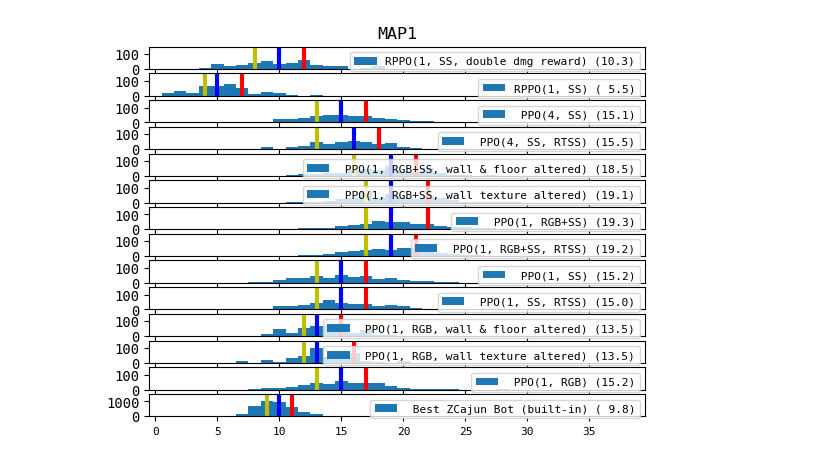
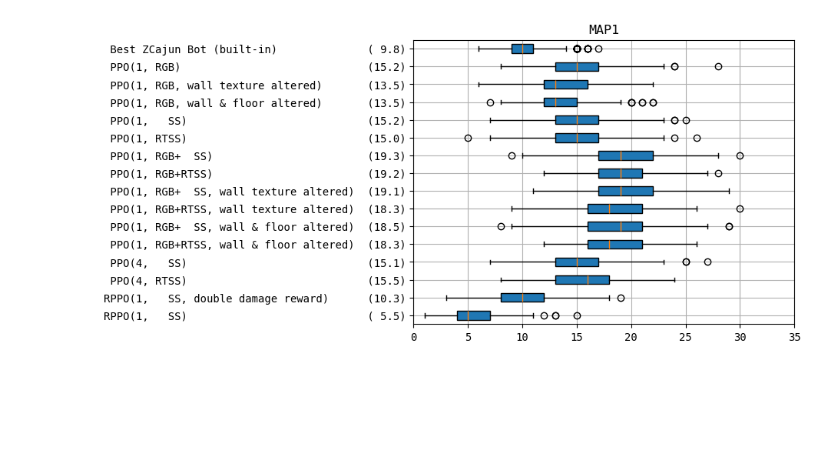
Before and after one commit to Trenza1ore/SegDoom, a Jupyter notebook: notebooks/plot_eval_results.ipynb, the cells around one changed output. Drawn from its saved outputs; the diff is of its cells as text; code cells hidden in the pictures; blank space fills up the shorter version.

```diff
--- a/notebooks/plot_eval_results.ipynb
+++ b/notebooks/plot_eval_results.ipynb
@@ -12,24 +12,24 @@ plt.rcParams["font.family"] = "monospace"
 # %%
 Names = {
     "bot"               : " Best ZCajun Bot (built-in)",
-    "r1_r_sl_ss_5e-4"   : "RPPO(1, SS)",
-    "r1_r_Dsl_ss_5e-4"  : "RPPO(1, SS, double dmg reward)",
-    # "s4_ss_5e-4"        : " PPO(4, SS)",
-    "ss_1e-3"           : " PPO(1, SS)",
-    "s4_ss_1e-3"        : " PPO(4, SS)",
-    # "s4_ss_5e-4"        : " PPO(4, SS, halved lr)",
+    "r1_r_sl_ss_5e-4"   : "RPPO(1,   SS)",
+    "r1_r_Dsl_ss_5e-4"  : "RPPO(1,   SS, double damage reward)",
+    # "s4_ss_5e-4"        : " PPO(4,   SS)",
+    "ss_1e-3"           : " PPO(1,   SS)",
+    "s4_ss_1e-3"        : " PPO(4,   SS)",
+    # "s4_ss_5e-4"        : " PPO(4,   SS, halved lr)",
     "rgb_9e-4"          : " PPO(1, RGB)",
     "rgb_9e-4_a"        : " PPO(1, RGB, wall & floor altered)",
     "rgb_9e-4_w"        : " PPO(1, RGB, wall texture altered)",
-    "ss_rgb_1e-3_best"  : " PPO(1, RGB+SS)",
-    "ss_rgb_1e-3_besta" : " PPO(1, RGB+SS, wall & floor altered)",
-    "ss_rgb_1e-3_bestw" : " PPO(1, RGB+SS, wall texture altered)",
+    "ss_rgb_1e-3_best"  : " PPO(1, RGB+  SS)",
+    "ss_rgb_1e-3_besta" : " PPO(1, RGB+  SS, wall & floor altered)",
+    "ss_rgb_1e-3_bestw" : " PPO(1, RGB+  SS, wall texture altered)",
 }
 
 Order = {
     "bot"               : 10,
-    "r1_r_sl_ss_5e-4"   : 1,
-    "r1_r_Dsl_ss_5e-4"  : 0,
+    "r1_r_sl_ss_5e-4"   : 0,
+    "r1_r_Dsl_ss_5e-4"  : 1,
     "ss_1e-3"           : 6,
     "s4_ss_1e-3"        : 2,
     "rgb_9e-4"          : 9,
@@ -40,13 +40,16 @@ Order = {
     "ss_rgb_1e-3_bestw" : 4,
 }
 # %%
-def plot_distribution(map_id: str, include_rtss: bool=False, upper_bound: float=None, plot_box: bool=False):
+def plot_distribution(map_id: str, include_rtss: bool=False, upper_bound: float=None, plot_box: bool=False, include_alt: bool=False):
     results_gtss = {f.split(os.path.sep)[-2]: np.load(f) for f in glob.glob(f"logs/{map_id}/*/performance.npy")}
-    if map_id == "map1":
-        results_gtss.update({f.split(os.path.sep)[-2] + f.split(os.path.sep)[-3][-1] : np.load(f) for f in glob.glob(f"logs/map1?/*/performance.npy")})
     results_rtss = {}
     if include_rtss:
         results_rtss = {f.split(os.path.sep)[-2]: np.load(f) for f in glob.glob(f"logs/rtss_{map_id}/*/performance.npy") if "bot" not in f and 'r1' not in f}
+
+    if include_alt:
+        results_gtss.update({f.split(os.path.sep)[-2] + f.split(os.path.sep)[-3][-1] : np.load(f) for f in glob.glob(f"logs/{map_id}?/*/performance.npy")})
+        results_rtss.update({f.split(os.path.sep)[-2] + f.split(os.path.sep)[-3][-1] : np.load(f) for f in glob.glob(f"logs/rtss_{map_id}?/*/performance.npy") if "bot" not in f and 'r1' not in f})
+
     results_gtss = {k.strip('_').replace("ppo_", '').replace("_final", '')  : v for k, v in results_gtss.items() if (not k[-1].isdigit()) and ("rgb" not in k or "rgb_9e-4" in k or "ss_rgb" in k)}
     results_rtss = {k.strip('_').replace("ppo_", '').replace("_final", '')  : v for k, v in results_rtss.items() if (not k[-1].isdigit()) and ("rgb" not in k or "rgb_9e-4" in k or "ss_rgb" in k)}
 
@@ -61,7 +64,7 @@ def plot_distribution(map_id: str, include_rtss: bool=False, upper_bound: float=
     # del results_gtss["Best ZCajun Bot"]
 
     results_gtss.update({
-        k[:-1] + ", RTSS)" : v for k, v in results_rtss.items()
+        k.replace("  SS", "RTSS") : (v, i-0.5) for k, (v, i) in results_rtss.items()
     })
     results_combined = sorted(results_gtss.items(), key=lambda x: x[1][1])
     # tmp += sorted(sorted(results_combined.items(), key=lambda x: x[1][0].mean()), key=lambda x: np.median(x[1]))
@@ -70,7 +73,7 @@ def plot_distribution(map_id: str, include_rtss: bool=False, upper_bound: float=
         labels = []
         for i, (k, (data, _)) in enumerate(results_combined, 1):
             datas.append(data)
-            labels.append(f"{k:37s} ({data.mean():4.1f})")
+            labels.append(f"{k:40s} ({data.mean():4.1f})")
         plt.grid()
         plt.xlim(lower_bound, upper_bound)
         plt.title(f"{map_id.upper().replace('_', ' ').rstrip('S')}")
@@ -94,6 +97,6 @@ def plot_distribution(map_id: str, include_rtss: bool=False, upper_bound: float=
             plt.ylim(lower_bound, ylim)
             plt.xlim(0, upper_bound)
 # %%
-plot_distribution("map1", True, 40)
+plot_distribution("map1", True, 35, plot_box=True, include_alt=True);
 # %% [output]
-[figure, old version]
+[figure, new version]
```
Also changed, not shown: parts of 5 cells of this notebook, 16 other files.
